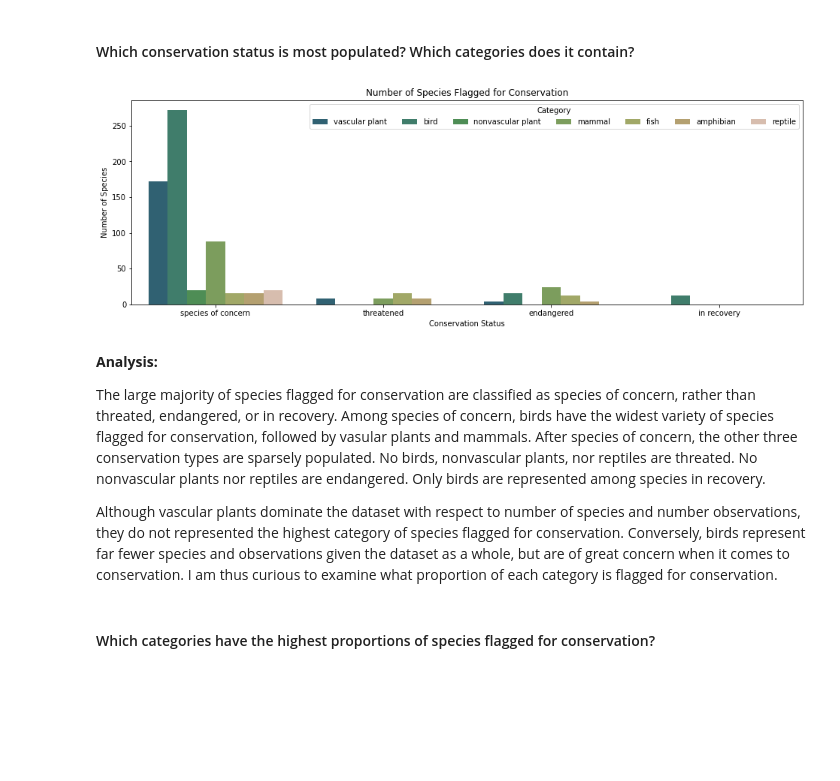
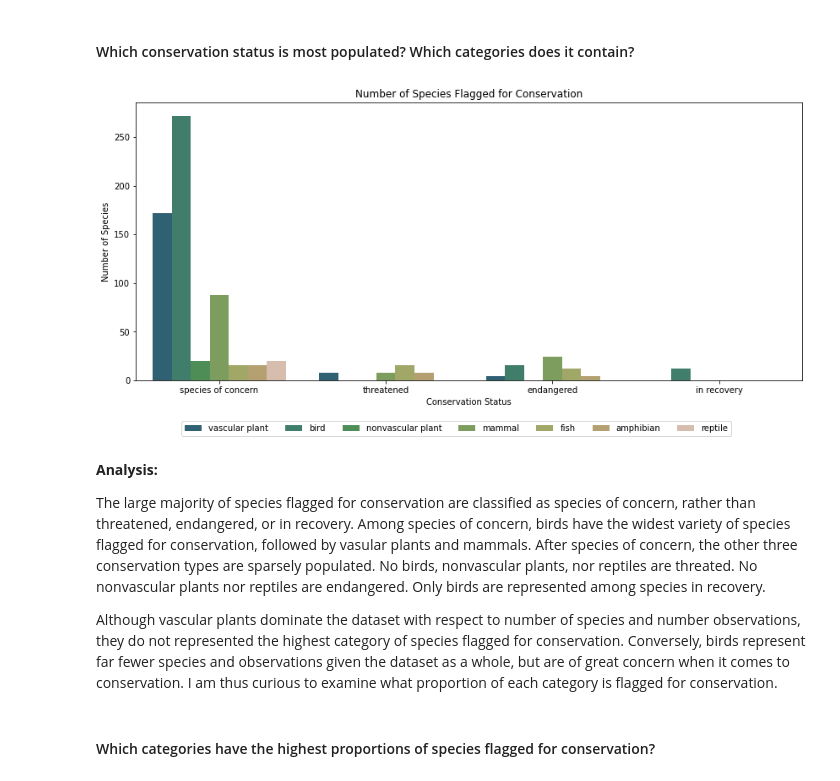
Before and after one commit to leahmfulmer/codecademy-projects, a Jupyter notebook: national-parks-service-biodiversity/lmf-national-parks-service-biodiversity.ipynb, the cells around one changed output. Saved outputs shown, nothing was run; the diff lists cells and outputs as text; code cells hidden in the pictures; blank space fills up the shorter version.

```diff
--- a/national-parks-service-biodiversity/lmf-national-parks-service-biodiversity.ipynb
+++ b/national-parks-service-biodiversity/lmf-national-parks-service-biodiversity.ipynb
@@ -332,21 +337,24 @@ Perhaps the data was simulated by Codecademy to achieve all of the specific data
 # %%
 # Isolate species flagged for conservation
 conserve = combined[combined.conservation_status != "no data"]
 
 # Plot Number of Species Flagged for Conservation
-plt.figure(figsize=(16,5))
+plt.figure(figsize=(12,6))
 sns.countplot(data=conserve, x='conservation_status', hue='category', hue_order=column_order[1:], palette=colors)
-plt.legend(ncol=7, bbox_to_anchor=(1,1), title='Category')
+plt.legend(ncol=7, bbox_to_anchor=(0.9, -0.13))
 plt.title("Number of Species Flagged for Conservation")
 plt.xlabel("Conservation Status")
 plt.ylabel("Number of Species")
+plt.tight_layout()
+
+plt.savefig("images/num_species_flagged_for_conservation")
 plt.show()
 # %% [output]
-[figure, old version]
+[figure, new version]
 # %% [markdown]
 **Analysis:**
 
-The large majority of species flagged for conservation are classified as species of concern, rather than threated, endangered, or in recovery. Among species of concern, birds have the widest variety of species flagged for conservation, followed by vasular plants and mammals. After species of concern, the other three conservation types are sparsely populated. No birds, nonvascular plants, nor reptiles are threated. No nonvascular plants nor reptiles are endangered. Only birds are represented among species in recovery. <br>
+The large majority of species flagged for conservation are classified as species of concern, rather than threatened, endangered, or in recovery. Among species of concern, birds have the widest variety of species flagged for conservation, followed by vasular plants and mammals. After species of concern, the other three conservation types are sparsely populated. No birds, nonvascular plants, nor reptiles are threated. No nonvascular plants nor reptiles are endangered. Only birds are represented among species in recovery. <br>
 
 Although vascular plants dominate the dataset with respect to number of species and number observations, they do not represented the highest category of species flagged for conservation. Conversely, birds represent far fewer species and observations given the dataset as a whole, but are of great concern when it comes to conservation. I am thus curious to examine what proportion of each category is flagged for conservation.
 # %% [markdown]
```
Also changed, not shown: parts of 15 cells of this notebook, 7 other files.
